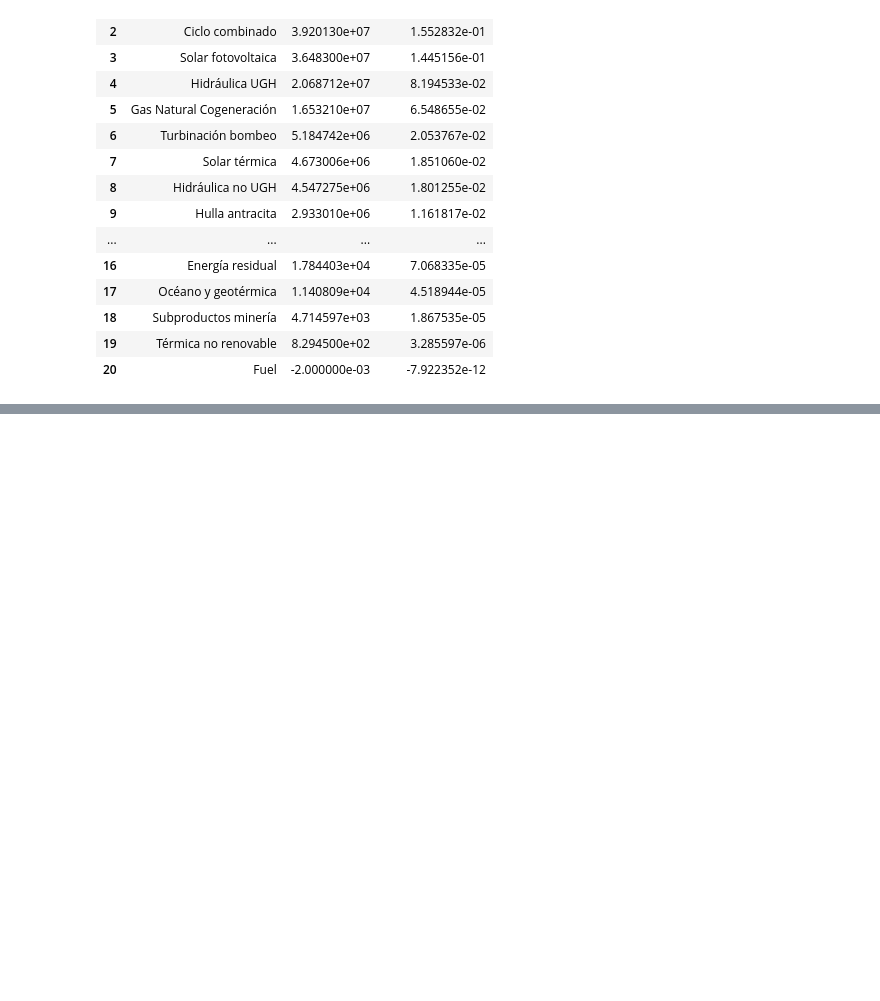
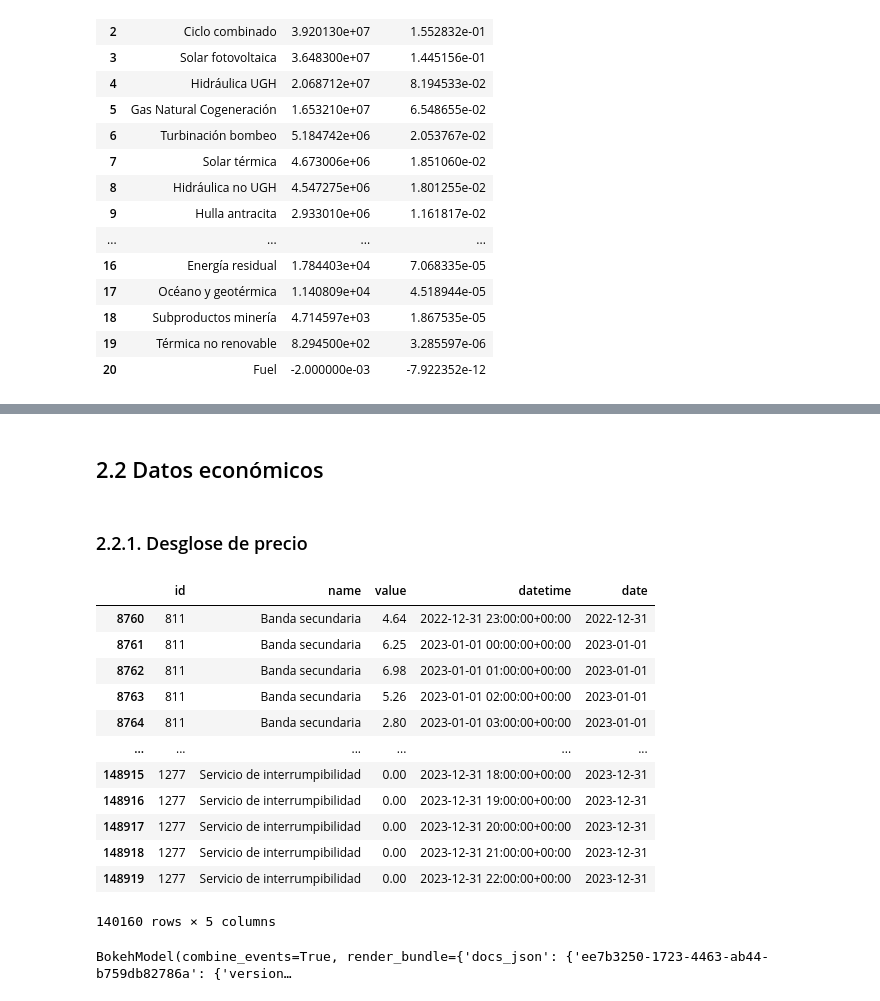
Before and after one commit to javier99o/VD_practica, a Jupyter notebook: Programa copy.ipynb, the cells around one changed output, grey strips where cells are left out. Drawn from its saved outputs; the diff is of its cells as text; code cells hidden in the pictures; blank space fills up the shorter version.

```diff
--- a/Programa copy.ipynb
+++ b/Programa copy.ipynb
@@ -277,0 +214,37 @@ alt.Chart(df).mark_area().encode(
+# %% [markdown]
+## 2.2 Datos económicos
+# %% [markdown]
+### 2.2.1. Desglose de precio
+# %%
+# Cargar el archivo Excel
+file_path = 'Datos/Economico/PrecioMedioHorarioFinal_2023_h.xlsx'
+df_E_es = pd.read_excel(file_path)
+
+# Seleccionar solo las columnas de interés
+df_E_es = df_E_es[['id', 'name', 'value', 'datetime']]
+# %%
+# Convertir la columna datetime a tipo datetime
+df_E_es['datetime'] = pd.to_datetime(df_E_es['datetime'], utc = True) #, utc = True
+
+# Convertir la columna name a tipo categoría
+df_E_es['name'] = df_E_es['name'].astype('category')
+# %%
+df_E_es = df_E_es.drop(df_E_es[df_E_es['id']== 10211].index)
+df_E_es['name'] = df_E_es['name'].str.slice(32).str.capitalize()
+df_E_es['date'] = df_E_es['datetime'].dt.date
+# %%
+df_E_es#['name'].unique()
+# %% [output]
+|  | id | name | value | datetime | date |
+| 8760 | 811 | Banda secundaria | 4.64 | 2022-12-31 23:00:00+00:00 | 2022-12-31 |
+| 8761 | 811 | Banda secundaria | 6.25 | 2023-01-01 00:00:00+00:00 | 2023-01-01 |
+| 8762 | 811 | Banda secundaria | 6.98 | 2023-01-01 01:00:00+00:00 | 2023-01-01 |
+| 8763 | 811 | Banda secundaria | 5.26 | 2023-01-01 02:00:00+00:00 | 2023-01-01 |
+| 8764 | 811 | Banda secundaria | 2.80 | 2023-01-01 03:00:00+00:00 | 2023-01-01 |
+| ... | ... | ... | ... | ... | ... |
+| 148915 | 1277 | Servicio de interrumpibilidad | 0.00 | 2023-12-31 18:00:00+00:00 | 2023-12-31 |
+| 148916 | 1277 | Servicio de interrumpibilidad | 0.00 | 2023-12-31 19:00:00+00:00 | 2023-12-31 |
+| 148917 | 1277 | Servicio de interrumpibilidad | 0.00 | 2023-12-31 20:00:00+00:00 | 2023-12-31 |
+| 148918 | 1277 | Servicio de interrumpibilidad | 0.00 | 2023-12-31 21:00:00+00:00 | 2023-12-31 |
+| 148919 | 1277 | Servicio de interrumpibilidad | 0.00 | 2023-12-31 22:00:00+00:00 | 2023-12-31 |
+140160 rows × 5 columns
@@ -277,0 +286,4 @@ alt.Chart(df).mark_area().encode(
+# %%
+dashboard
+# %% [output]
+BokehModel(combine_events=True, render_bundle={'docs_json': {'ee7b3250-1723-4463-ab44-b759db82786a': {'version…
```
Also changed, not shown: parts of 40 cells of this notebook, 11 other files.
